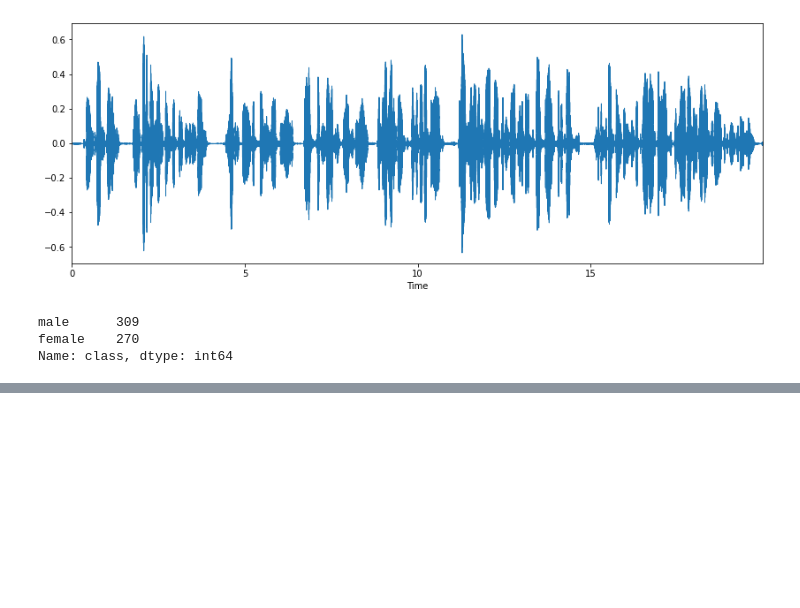
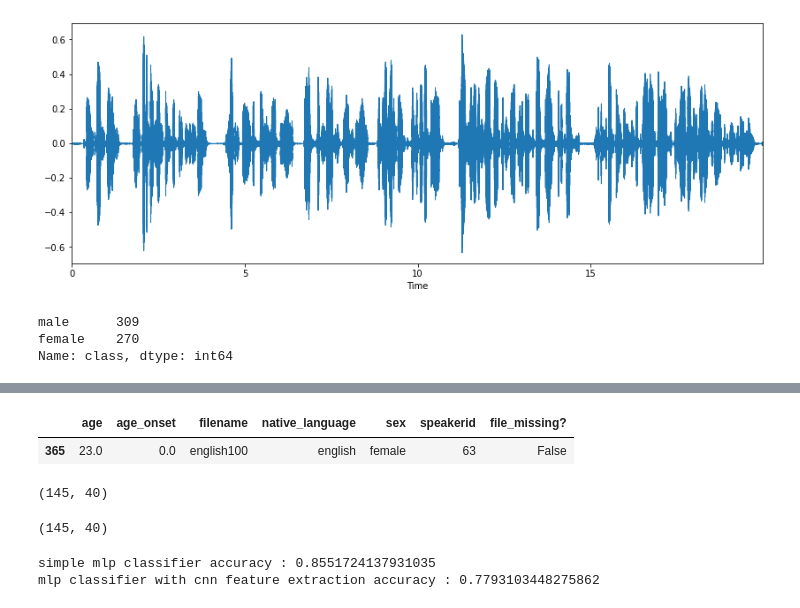
Before and after one commit to neilalden/audio_classification, a Jupyter notebook: CNN.ipynb, the cells around one changed output, grey strips where cells are left out. Saved outputs shown, nothing was run; the diff lists cells and outputs as text; code cells hidden in the pictures; blank space fills up the shorter version.

```diff
--- a/CNN.ipynb
+++ b/CNN.ipynb
@@ -290,0 +243,17 @@ metadata
+# %%
+metadata.loc[metadata["filename"] == "english100"]
+# %% [output]
+|  | age | age_onset | filename | native_language | sex | speakerid | file_missing? |
+| 365 | 23.0 | 0.0 | english100 | english | female | 63 | False |
+# %%
+new_X_test = model.predict(X_test)
+new_X_train = model.predict(X_train)
+print(new_X_test.shape)
+# %% [output]
+(145, 40)
+# %%
+reshaped_X_test = np.array([x.reshape( (8* 5* 1) ) for x in X_test])
+reshaped_X_train = np.array([x.reshape( (8* 5* 1) ) for x in X_train])
+print(reshaped_X_test.shape)
+# %% [output]
+(145, 40)
@@ -290,0 +263,16 @@ metadata
+# %%
+from sklearn.neural_network import MLPClassifier
+mlpc= MLPClassifier(solver='lbfgs', alpha=1e-5, hidden_layer_sizes=(15,),  warm_start=True, random_state=0)
+cnn_mlpc= MLPClassifier(solver='lbfgs', alpha=1e-5, hidden_layer_sizes=(15,),  warm_start=True, random_state=0)
+
+mlpc.fit(reshaped_X_train, y_train)
+mlpc_acc = mlpc.score(reshaped_X_test, y_test)
+
+cnn_mlpc.fit(new_X_train, y_train)
+cnn_mlpc_acc = cnn_mlpc.score(new_X_test, y_test)
+
+print("simple mlp classifier accuracy :",mlpc_acc)
+print("mlp classifier with cnn feature extraction accuracy :",cnn_mlpc_acc)
+# %% [output]
+simple mlp classifier accuracy : 0.8551724137931035
+mlp classifier with cnn feature extraction accuracy : 0.7793103448275862
```
Also changed, not shown: parts of 15 cells of this notebook.
